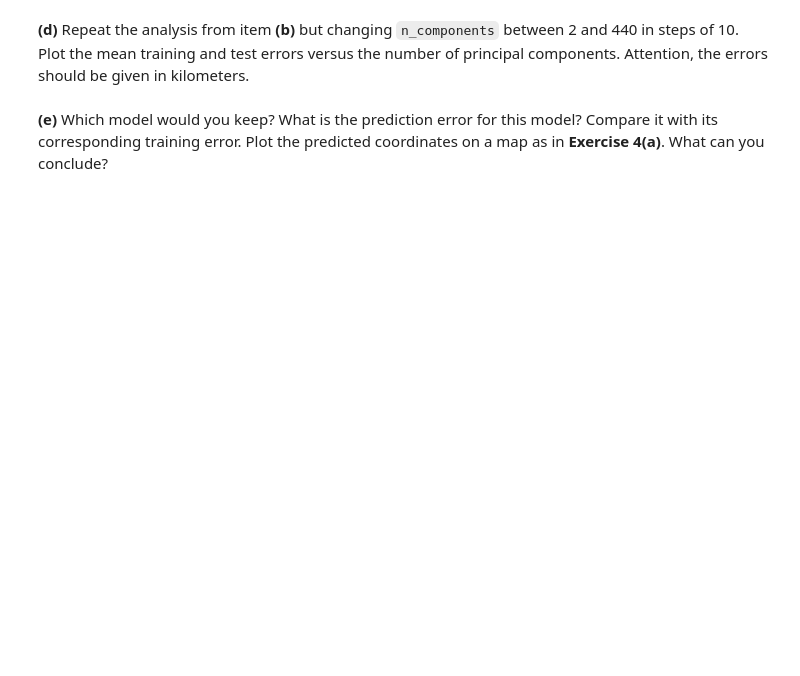
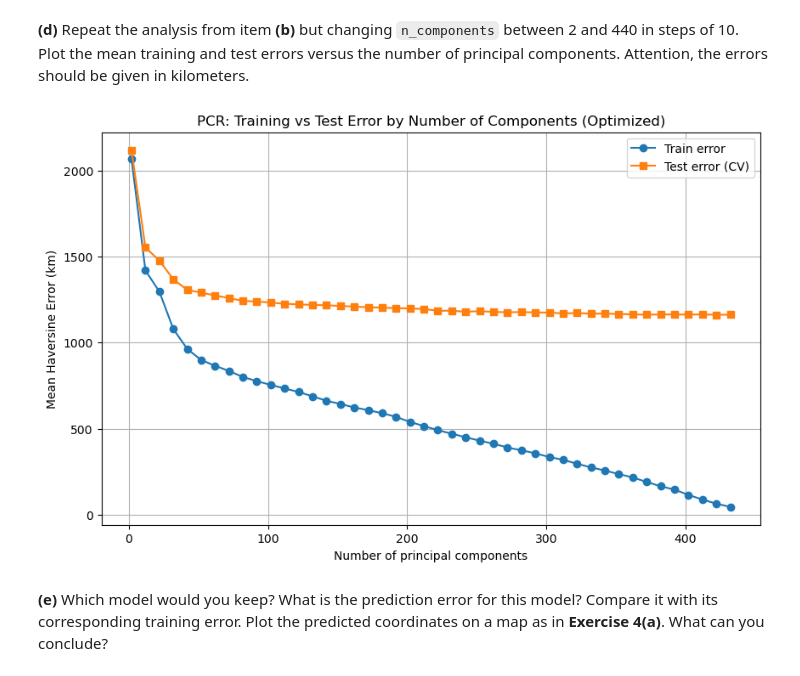
Before and after one commit to MarOuan20004/ISLA_TP, a Jupyter notebook: TP2/TP2.ipynb, the cells around one changed output. Cells and saved outputs as stored; diff of their text form; code cells hidden in the pictures; blank space fills up the shorter version.

```diff
--- a/TP2/TP2.ipynb
+++ b/TP2/TP2.ipynb
@@ -357,2 +422,20 @@ For this, you will run a linear regression to predict latitudes and longitudes.
 # %% [markdown]
 **(c)** We first assess the quality of the PCR fit for `n_components=4`. Note that you should be careful in avoiding [data leakage](https://scikit-learn.org/stable/common_pitfalls.html#data-leakage) problems when doing the PCA followed by a multiple linear regression. You should use the pipeline interface from scikit-learn with `sklearn.pipeline.make_pipeline` to facilitate your task. Be sure to evaluate the errors as done in **Exercise 4(b)**.
+# %%
+from sklearn.pipeline import make_pipeline
+from sklearn.model_selection import KFold, cross_val_predict
+
+# Using KFold with shuffle to break the dataset order
+cv = KFold(n_splits=10, shuffle=True, random_state=42)
+
+# Create a pipeline to avoid data leakage during the PCA step
+pcr_4 = make_pipeline(StandardScaler(), PCA(n_components=4), LinearRegression())
+
+# Get out-of-fold predictions using cross_val_predict
+y_pred_cv = cross_val_predict(pcr_4, X, y_coords, cv=cv)
+
+# Calculate the Haversine error on the out-of-fold predictions
+y_pred_cv_rad = np.radians(y_pred_cv)
+distances_cv_km = np.diag(haversine_distances(y_coords_rad, y_pred_cv_rad)) * 6371
+
+print(f"Mean CV test error with 4 components: {np.mean(distances_cv_km):.2f} km")
@@ -359,4 +444,65 @@ For this, you will run a linear regression to predict latitudes and longitudes.
 # %% [markdown]
 **(d)** Repeat the analysis from item **(b)** but changing `n_components` between 2 and 440 in steps of 10. Plot the mean training and test errors versus the number of principal components. Attention, the errors should be given in kilometers.
+# %%
+n_components_list = list(range(2, 442, 10))
+max_components = max(n_components_list)
+
+# Dictionaries to store errors for each n across all folds
+train_errors_per_n = {n: [] for n in n_components_list}
+test_errors_per_n = {n: [] for n in n_components_list}
+
+# 2. Iterate through each fold manually to optimize PCA
+for train_idx, test_idx in cv.split(X):
+    X_train, X_test = X[train_idx], X[test_idx]
+    y_train, y_test = y_coords[train_idx], y_coords[test_idx]
+
+    # Step A: Scale the data ONCE per fold to avoid data leakage
+    scaler = StandardScaler()
+    X_train_scaled = scaler.fit_transform(X_train)
+    X_test_scaled = scaler.transform(X_test)
+
+    # Step B: Compute PCA ONCE per fold up to the maximum needed components (440)
+    pca = PCA(n_components=max_components)
+    X_train_pca_full = pca.fit_transform(X_train_scaled)
+    X_test_pca_full = pca.transform(X_test_scaled)
+
+    # Step C: Iterate over the different values of n
+    for n in n_components_list:
+        # Optimization: Just slice the first n columns of the already computed PCA!
+        X_train_n = X_train_pca_full[:, :n]
+        X_test_n = X_test_pca_full[:, :n]
+
+        # Fit the Linear Regression on this slice
+        lr = LinearRegression()
+        lr.fit(X_train_n, y_train)
+
+        # Predict
+        y_train_pred = lr.predict(X_train_n)
+        y_test_pred = lr.predict(X_test_n)
+
+        # Calculate Haversine errors in km
+        train_dist = np.mean(np.diag(haversine_distances(np.radians(y_train), np.radians(y_train_pred))) * 6371)
+        test_dist = np.mean(np.diag(haversine_distances(np.radians(y_test), np.radians(y_test_pred))) * 6371)
+
+        # Store results
+        train_errors_per_n[n].append(train_dist)
+        test_errors_per_n[n].append(test_dist)
+
+# 3. Average the errors across all 10 folds for each n
+train_errors = [np.mean(train_errors_per_n[n]) for n in n_components_list]
+test_errors = [np.mean(test_errors_per_n[n]) for n in n_components_list]
+
+# 4. Plot the results
+plt.figure(figsize=(10, 6))
+plt.plot(n_components_list, train_errors, label="Train error", marker='o')
+plt.plot(n_components_list, test_errors, label="Test error (CV)", marker='s')
+plt.xlabel("Number of principal components")
+plt.ylabel("Mean Haversine Error (km)")
+plt.title("PCR: Training vs Test Error by Number of Components (Optimized)")
+plt.legend()
+plt.grid(True)
+plt.show()
+# %% [output]
+[figure, added]
 # %% [markdown]
 **(e)** Which model would you keep? What is the prediction error for this model? Compare it with its corresponding training error. Plot the predicted coordinates on a map as in **Exercise 4(a)**. What can you conclude?
```
Also changed, not shown: parts of 15 cells of this notebook.
